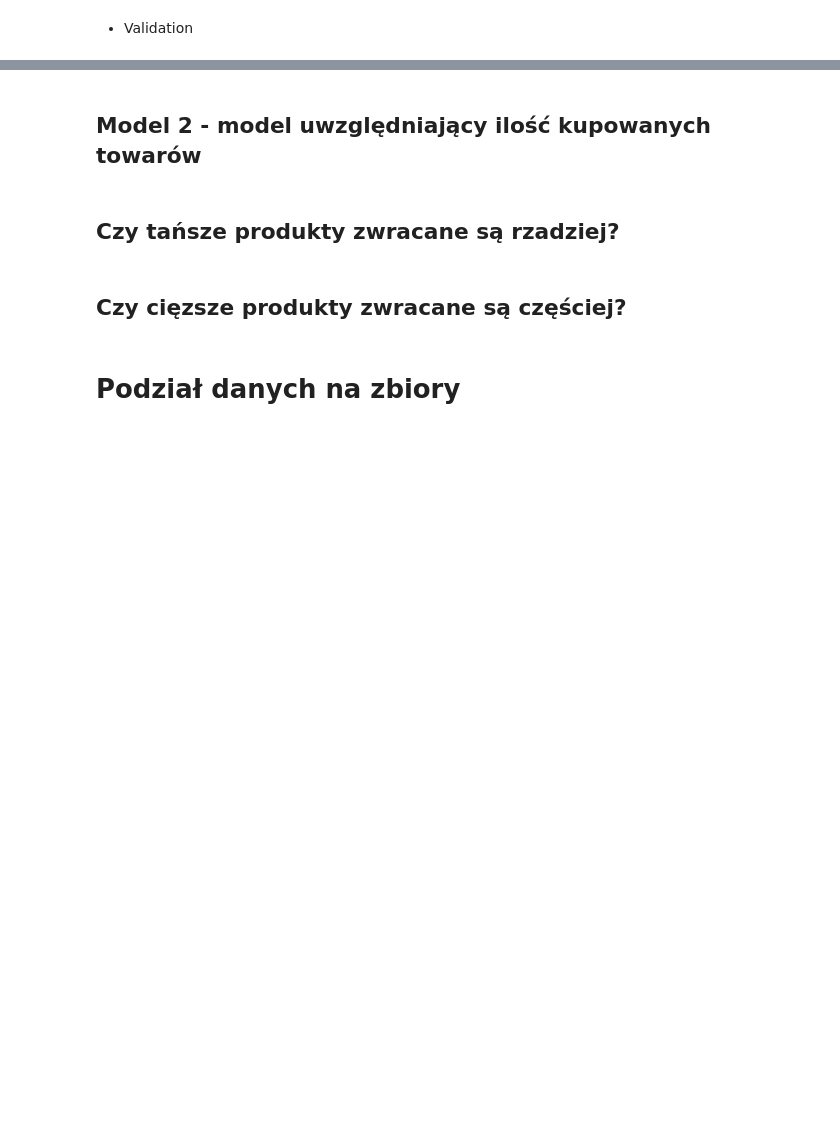
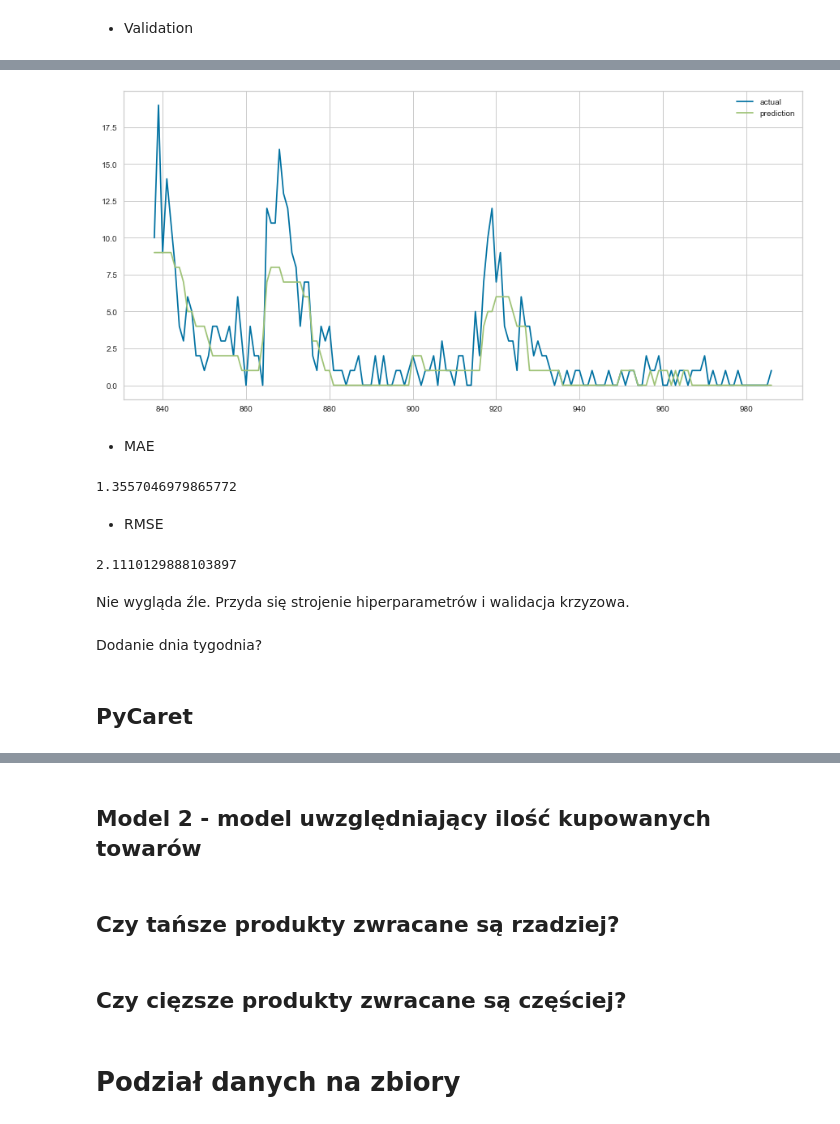
Before and after one commit to JakubTomaszewski/Time-Series-Shop-Returns, a Jupyter notebook: etap2.ipynb, the cells around one changed output, grey strips where cells are left out. Drawn from its saved outputs; the diff is of its cells as text; code cells hidden in the pictures; blank space fills up the shorter version.

```diff
--- a/etap2.ipynb
+++ b/etap2.ipynb
@@ -592,0 +605,4 @@ X_valid.head()
+# %%
+rf_model = RandomForestRegressor(n_estimators=200, min_samples_leaf=0.005, random_state=42)
+# %%
+rf_model.fit(X_train, y_train)
@@ -592,0 +617,5 @@ X_valid.head()
+# %%
+y_pred = list(map(int, rf_model.predict(X_valid)))
+# %%
+df_predictions = pd.DataFrame({'actual': y_valid, 'prediction': y_pred})
+df_predictions.head(10)
@@ -593,2 +634,25 @@ X_valid.head()
+# %%
+df_predictions.plot(figsize=(15, 7))
+plt.show()
+# %% [output]
+[figure, added]
+# %% [markdown]
+- MAE
+# %%
+mean_absolute_error(y_valid, y_pred)
+# %% [output]
+1.3557046979865772
+# %% [markdown]
+- RMSE
+# %%
+np.sqrt(mean_squared_error(y_valid, y_pred))
+# %% [output]
+2.1110129888103897
+# %% [markdown]
+Nie wygląda źle. Przyda się strojenie hiperparametrów i walidacja krzyzowa.
+# %% [markdown]
+Dodanie dnia tygodnia?
+# %% [markdown]
+## PyCaret
 # %%
 from pycaret.regression import *
```
Also changed, not shown: parts of 38 cells of this notebook.
